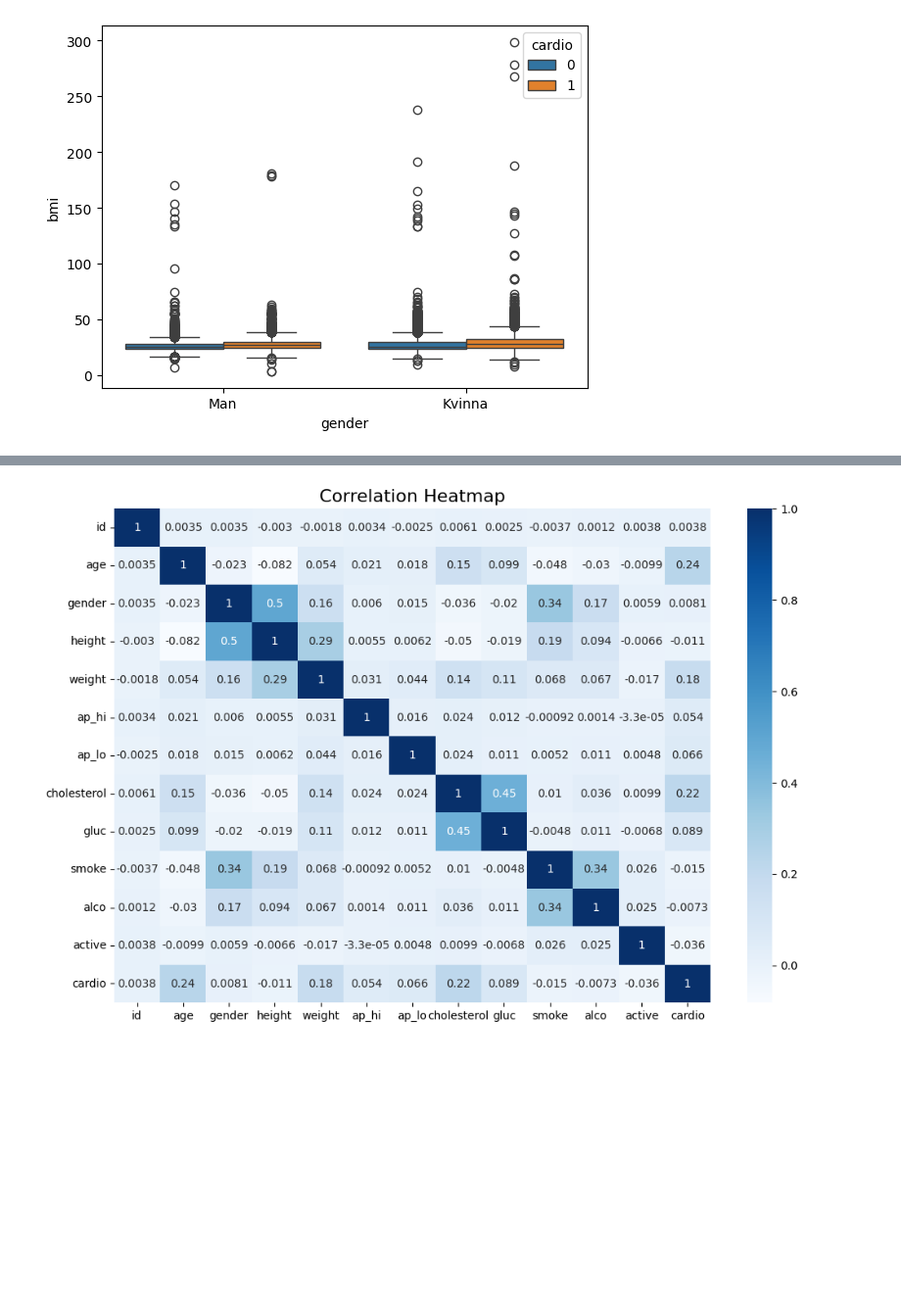
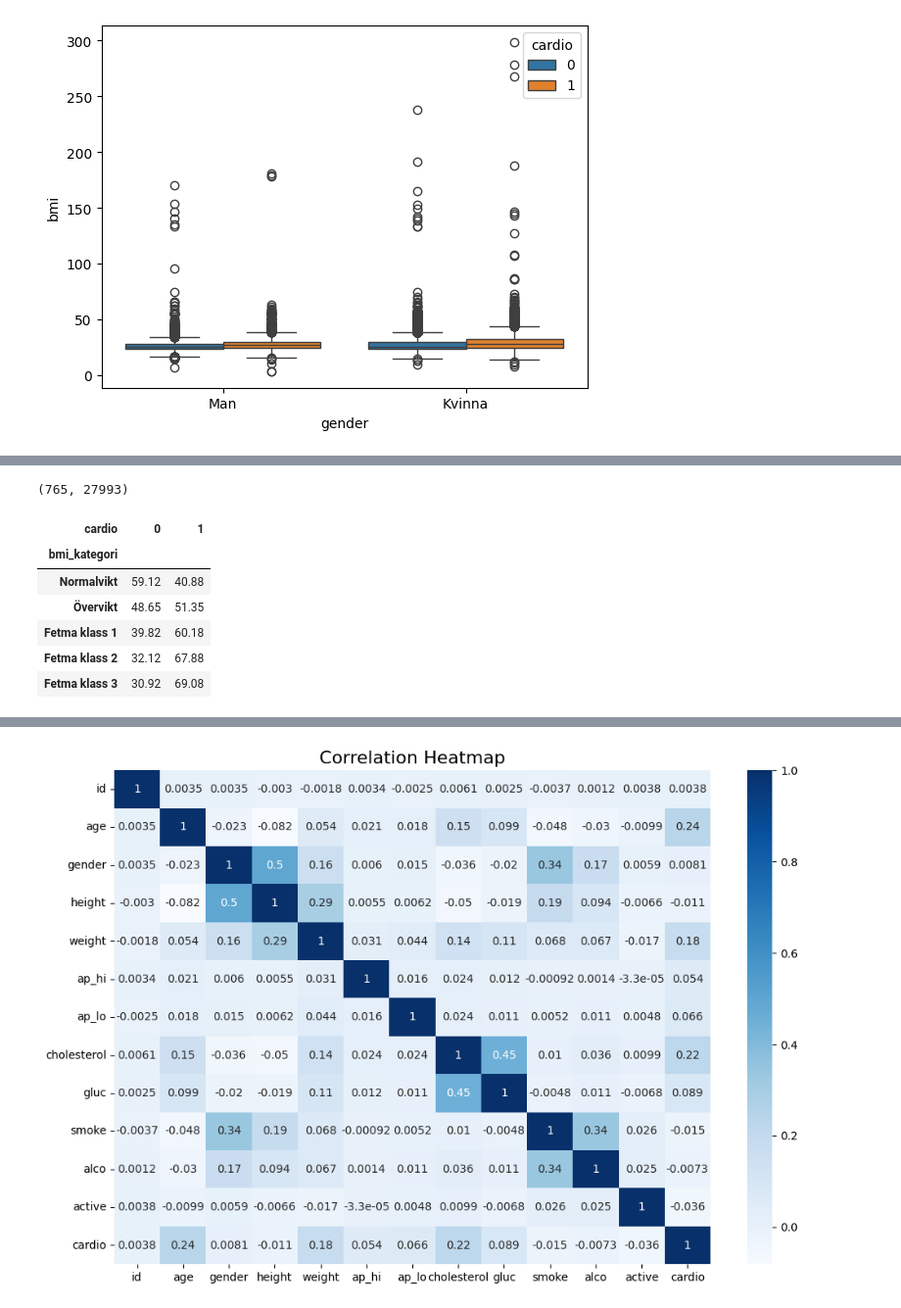
Before and after one commit to MrEcE0046/Machine-Learning, a Jupyter notebook: Lab/Lab_Demo.ipynb, the cells around one changed output, grey strips where cells are left out. Shown at 98% size. Saved outputs shown, nothing was run; the diff lists cells and outputs as text; code cells hidden in the pictures; blank space fills up the shorter version.

```diff
--- a/Lab/Lab_Demo.ipynb
+++ b/Lab/Lab_Demo.ipynb
@@ -221 +228,18 @@ Name: count, dtype: int64
+# %%
+smoke_drink = df[ (df["smoke"]== 1) & (df["alco"]== 1) & (df["cardio"] == 1)]
+no_smoke_drink = df[ (df["smoke"]== 0) & (df["alco"]== 0) & (df["cardio"] == 0)]
+
+smoke_drink.shape[0], no_smoke_drink.shape[0]
+# %% [output]
+(765, 27993)
+# %%
+round( pd.crosstab(df['bmi_kategori'], df['cardio'], normalize='index') * 100 , 2)
+# %% [output]
+| cardio | 0 | 1 |
+| bmi_kategori |  |  |
+| Normalvikt | 59.12 | 40.88 |
+| Övervikt | 48.65 | 51.35 |
+| Fetma klass 1 | 39.82 | 60.18 |
+| Fetma klass 2 | 32.12 | 67.88 |
+| Fetma klass 3 | 30.92 | 69.08 |
 # %%
```
Also changed, not shown: parts of 20 cells of this notebook, 1 other file.
